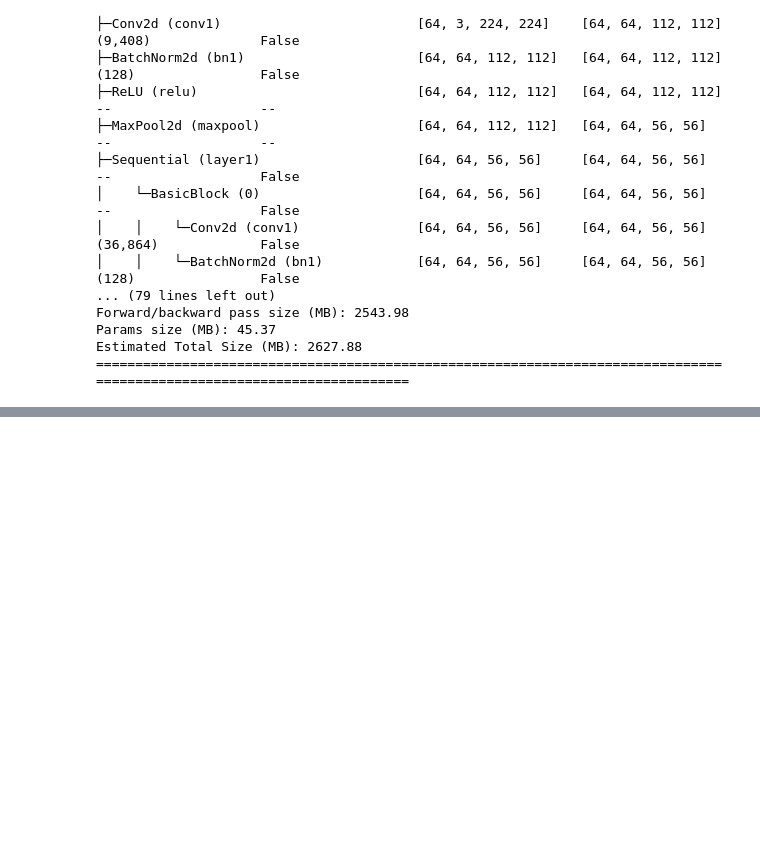
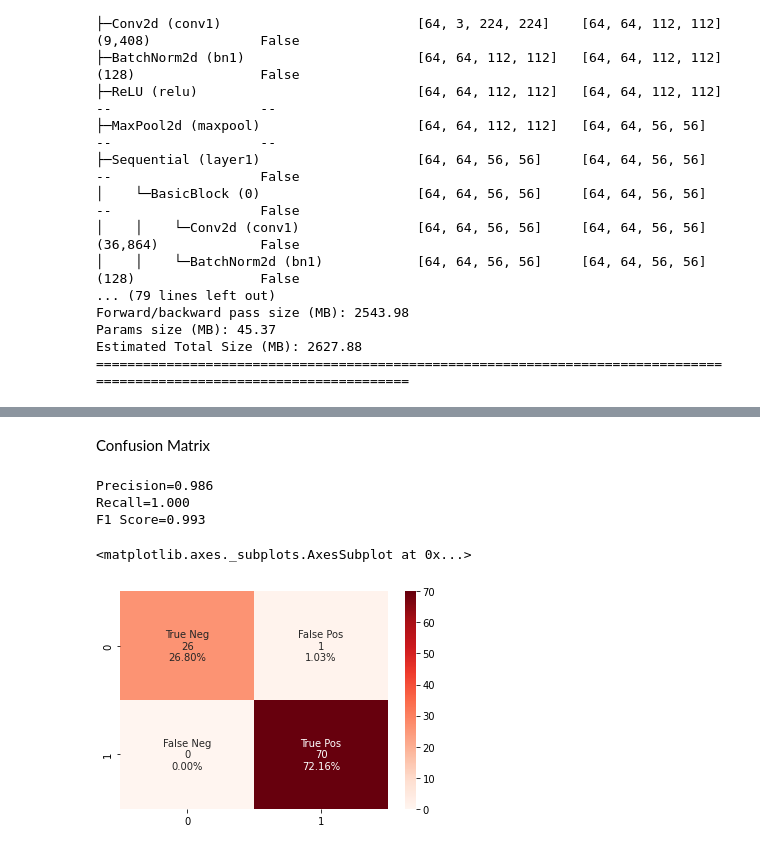
Before and after one commit to Arjavjain100/Apple-Scab-Detection, a Jupyter notebook: ResNet18.ipynb, the cells around one changed output, grey strips where cells are left out. Saved outputs shown, nothing was run; the diff lists cells and outputs as text; code cells hidden in the pictures; blank space fills up the shorter version.

```diff
--- a/ResNet18.ipynb
+++ b/ResNet18.ipynb
@@ -353,3 +348,53 @@ plot_loss_curves(pt_results)
+# %%
+from sklearn.metrics import confusion_matrix
+import seaborn as sns
+import numpy as np
+
+def CF(model: torch.nn.Module, dataloader: torch.utils.data.DataLoader):
+
+    # Put model in eval mode
+    model.eval()
+    y_pred = []
+    y_true = []
+    with torch.inference_mode():
+
+        for (X, y) in dataloader:
+          X,y = X.to(device),y.to(device)
+          output = model(X)
+          output = (torch.max(torch.exp(output), 1)[1]).data.cpu().numpy()
+          y_pred.extend(output) # Save Prediction
+
+          y = y.data.cpu().numpy()
+          y_true.extend(y) # Save Truth
+
+
+    cf_matrix = confusion_matrix(y_true, y_pred)
+    precision = cf_matrix[1,1] / sum(cf_matrix[:,1])
+    recall    = cf_matrix[1,1] / sum(cf_matrix[1,:])
+    f1_score  = 2*precision*recall / (precision + recall)
+
+    print("\nPrecision={:0.3f}\nRecall={:0.3f}\nF1 Score={:0.3f}".format(precision,recall,f1_score))
+
+    group_names = ['True Neg','False Pos','False Neg','True Pos']
+
+    group_counts = ["{0:0.0f}".format(value) for value in cf_matrix.flatten()]
+
+    group_percentages = ["{0:.2%}".format(value) for value in cf_matrix.flatten()/np.sum(cf_matrix)]
+
+    labels = [f"{v1}\n{v2}\n{v3}" for v1, v2, v3 in zip(group_names,group_counts,group_percentages)]
+
+    labels = np.asarray(labels).reshape(2,2)
+    return (sns.heatmap(cf_matrix, annot=labels, fmt='', cmap='Reds'))
+# %% [markdown]
+Confusion Matrix
+# %%
+CF(model,test_loader)
+# %% [output]
+Precision=0.986
+Recall=1.000
+F1 Score=0.993
+<matplotlib.axes._subplots.AxesSubplot at 0x...>
+[figure, added]
 # %%
 # Specify a path
 PATH = "entire_model.pt"
```
Also changed, not shown: parts of 13 cells of this notebook.
